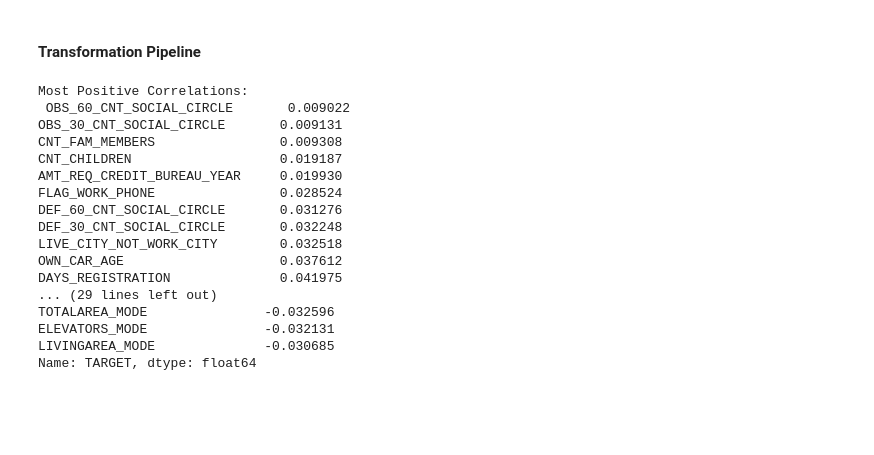
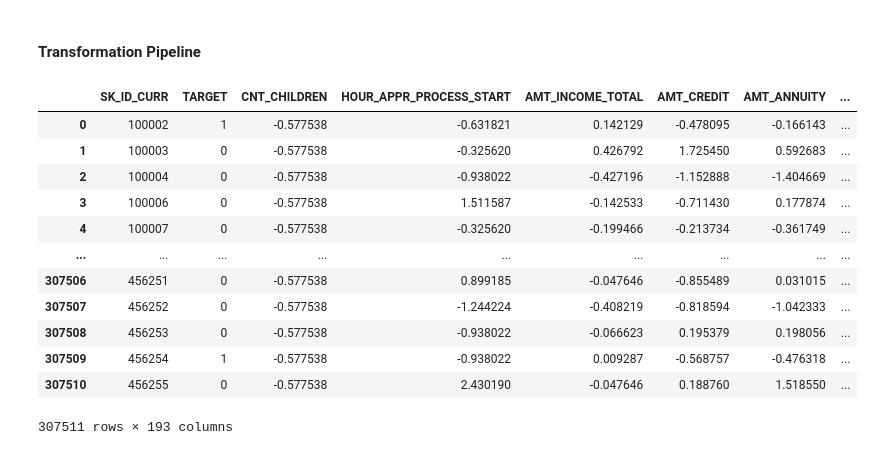
Before and after one commit to joaogoncalves99/Machine-Learning, a Jupyter notebook: Cleaning_Applications.ipynb, the cells around one changed output. Saved outputs shown, nothing was run; the diff lists cells and outputs as text; code cells hidden in the pictures; blank space fills up the shorter version.

Commit message:
Novos comentários, df final transformada

```diff
--- a/Cleaning_Applications.ipynb
+++ b/Cleaning_Applications.ipynb
@@ -150,10 +159,12 @@ num_variables = [i for i in num_variables if i not in day_variables]
 class DataFrameSelector(BaseEstimator, TransformerMixin):
     def __init__(self, attribute_names):
         self.attribute_names = attribute_names
-    def fit(self, bank, y=None):
+    def fit(self, app_train, y=None):
         return self
     def transform(self, bank):
-        return bank[self.attribute_names].values
+        return app_train[self.attribute_names].values
+    def get_feature_names(self):
+        return self.attribute_names
 # %%
 def negative_to_positive(columns):
     for i in columns:
@@ -179,26 +190,37 @@ cat_binary_pipeline = Pipeline ([
         ('selector', DataFrameSelector(cat_binary_variables)),
         ('imputer', SimpleImputer(strategy="most_frequent"))
         ])
-# %%
-correlations = app_train.corr()['TARGET'].sort_values()
-
-print('Most Positive Correlations:\n', correlations.tail(20))
-print('\nMost Negative Correlations:\n', correlations.head(20))
-# %% [output]
-Most Positive Correlations:
- OBS_60_CNT_SOCIAL_CIRCLE       0.009022
-OBS_30_CNT_SOCIAL_CIRCLE       0.009131
-CNT_FAM_MEMBERS                0.009308
-CNT_CHILDREN                   0.019187
-AMT_REQ_CREDIT_BUREAU_YEAR     0.019930
-FLAG_WORK_PHONE                0.028524
-DEF_60_CNT_SOCIAL_CIRCLE       0.031276
-DEF_30_CNT_SOCIAL_CIRCLE       0.032248
-LIVE_CITY_NOT_WORK_CITY        0.032518
-OWN_CAR_AGE                    0.037612
-DAYS_REGISTRATION              0.041975
-... (29 lines left out)
-TOTALAREA_MODE               -0.032596
-ELEVATORS_MODE               -0.032131
-LIVINGAREA_MODE              -0.030685
-Name: TARGET, dtype: float64
+# %%
+preprocess_pipeline = ColumnTransformer([
+        ("num_pipeline", num_pipeline, num_variables),
+        ("days_pipeline", day_col_pipeline, day_variables),
+        ("cat_pipeline", cat_pipeline, cat_variables),
+        ("cat_binary_pipeline", cat_binary_pipeline, cat_binary_variables)
+])
+# %%
+preprocess_pipeline.fit(app_train)
+
+preprocessed_app_train = preprocess_pipeline.transform(app_train)
+# %%
+num_feature_names = preprocess_pipeline.named_transformers_['num_pipeline'].named_steps['selector'].get_feature_names()
+day_feature_names = preprocess_pipeline.named_transformers_['days_pipeline'].named_steps['selector'].get_feature_names()
+cat_feature_names = list(preprocess_pipeline.named_transformers_['cat_pipeline'].named_steps['cat_encoder'].get_feature_names(cat_variables))
+feature_names = num_feature_names + day_feature_names + cat_feature_names + cat_binary_variables
+# %%
+transformed_app_train_df = pd.DataFrame(preprocessed_app_train, columns=feature_names)
+transformed_app_train_df = pd.concat([app_train[["SK_ID_CURR", "TARGET"]],transformed_app_train_df], axis=1)
+transformed_app_train_df
+# %% [output]
+|  | SK_ID_CURR | TARGET | CNT_CHILDREN | HOUR_APPR_PROCESS_START | AMT_INCOME_TOTAL | AMT_CREDIT | AMT_ANNUITY | ... |
+| 0 | 100002 | 1 | -0.577538 | -0.631821 | 0.142129 | -0.478095 | -0.166143 | ... |
+| 1 | 100003 | 0 | -0.577538 | -0.325620 | 0.426792 | 1.725450 | 0.592683 | ... |
+| 2 | 100004 | 0 | -0.577538 | -0.938022 | -0.427196 | -1.152888 | -1.404669 | ... |
+| 3 | 100006 | 0 | -0.577538 | 1.511587 | -0.142533 | -0.711430 | 0.177874 | ... |
+| 4 | 100007 | 0 | -0.577538 | -0.325620 | -0.199466 | -0.213734 | -0.361749 | ... |
+| ... | ... | ... | ... | ... | ... | ... | ... | ... |
+| 307506 | 456251 | 0 | -0.577538 | 0.899185 | -0.047646 | -0.855489 | 0.031015 | ... |
+| 307507 | 456252 | 0 | -0.577538 | -1.244224 | -0.408219 | -0.818594 | -1.042333 | ... |
+| 307508 | 456253 | 0 | -0.577538 | -0.938022 | -0.066623 | 0.195379 | 0.198056 | ... |
+| 307509 | 456254 | 1 | -0.577538 | -0.938022 | 0.009287 | -0.568757 | -0.476318 | ... |
+| 307510 | 456255 | 0 | -0.577538 | 2.430190 | -0.047646 | 0.188760 | 1.518550 | ... |
+307511 rows × 193 columns
```
Also changed, not shown: parts of 20 cells of this notebook.
